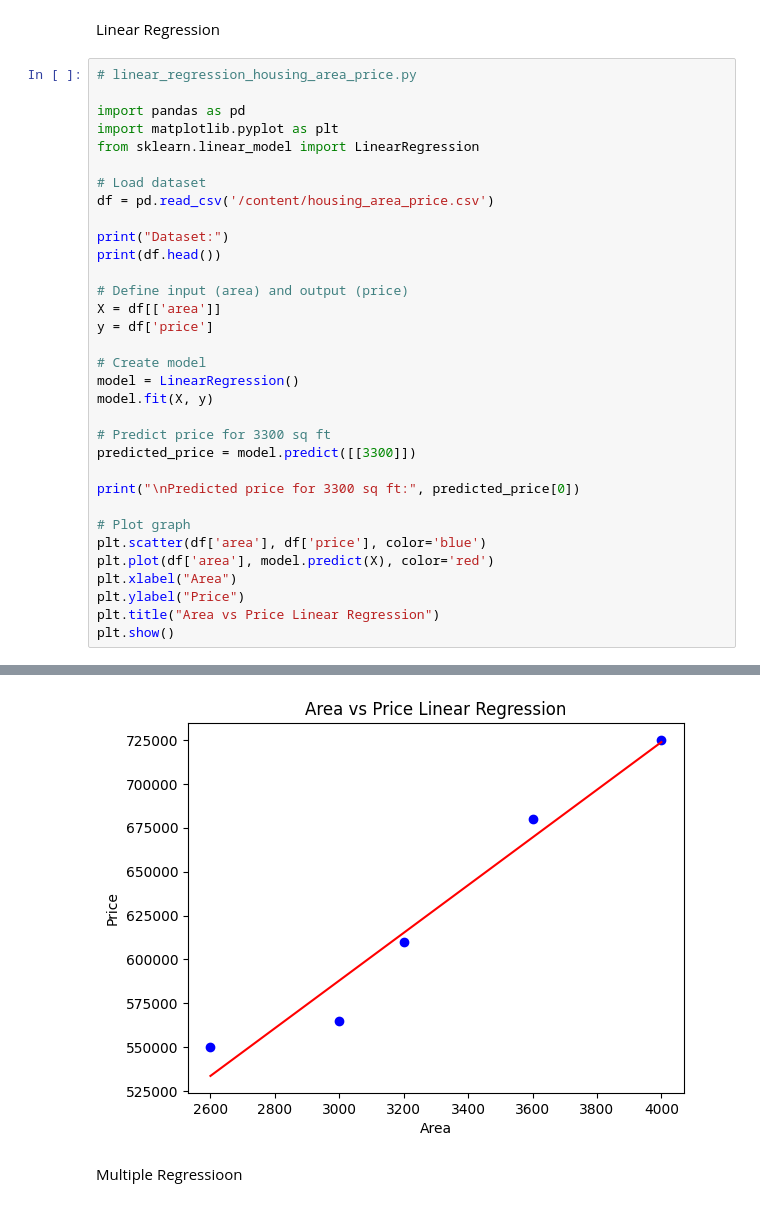
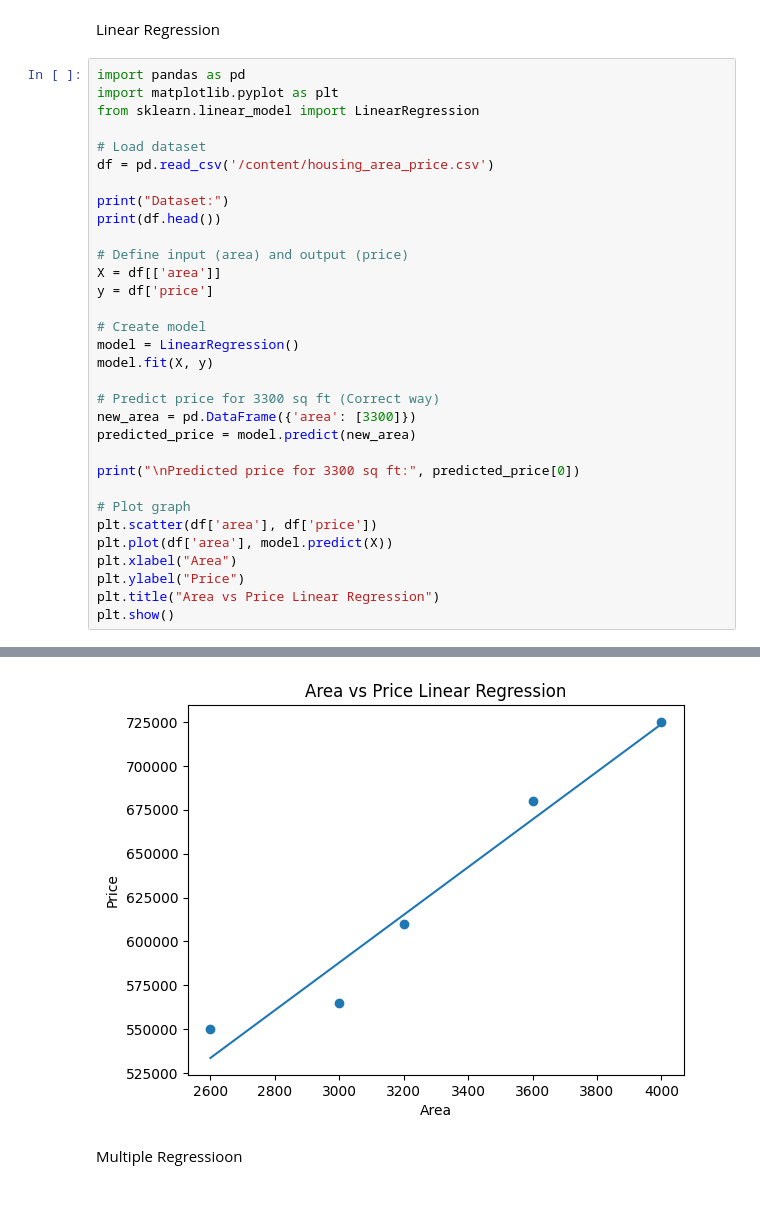
Before and after one commit to Trishul32/ML_LAB, a Jupyter notebook: Ml_LAB_3.ipynb, the cells around one changed output, grey strips where cells are left out. Cells and saved outputs as stored; diff of their text form.

```diff
--- a/Ml_LAB_3.ipynb
+++ b/Ml_LAB_3.ipynb
@@ -3,8 +3,6 @@
 # %% [markdown]
 Linear Regression
 # %%
-# linear_regression_housing_area_price.py
-
 import pandas as pd
 import matplotlib.pyplot as plt
 from sklearn.linear_model import LinearRegression
@@ -14,38 +12,39 @@ df = pd.read_csv('/content/housing_area_price.csv')
 
 print("Dataset:")
 print(df.head())
 
 # Define input (area) and output (price)
 X = df[['area']]
 y = df['price']
 
 # Create model
 model = LinearRegression()
 model.fit(X, y)
 
-# Predict price for 3300 sq ft
-predicted_price = model.predict([[3300]])
+# Predict price for 3300 sq ft (Correct way)
+new_area = pd.DataFrame({'area': [3300]})
+predicted_price = model.predict(new_area)
 
 print("\nPredicted price for 3300 sq ft:", predicted_price[0])
 
 # Plot graph
-plt.scatter(df['area'], df['price'], color='blue')
-plt.plot(df['area'], model.predict(X), color='red')
+plt.scatter(df['area'], df['price'])
+plt.plot(df['area'], model.predict(X))
 plt.xlabel("Area")
 plt.ylabel("Price")
 plt.title("Area vs Price Linear Regression")
 plt.show()
 # %% [output]
 Dataset:
    area   price
 0  2600  550000
 1  3000  565000
 2  3200  610000
 3  3600  680000
 4  4000  725000
 
 Predicted price for 3300 sq ft: 628715.7534246575
-[figure, old version]
+[figure, new version]
 # %% [markdown]
 Multiple Regressioon
 # %%
```
Also changed, not shown: parts of 4 cells of this notebook.
